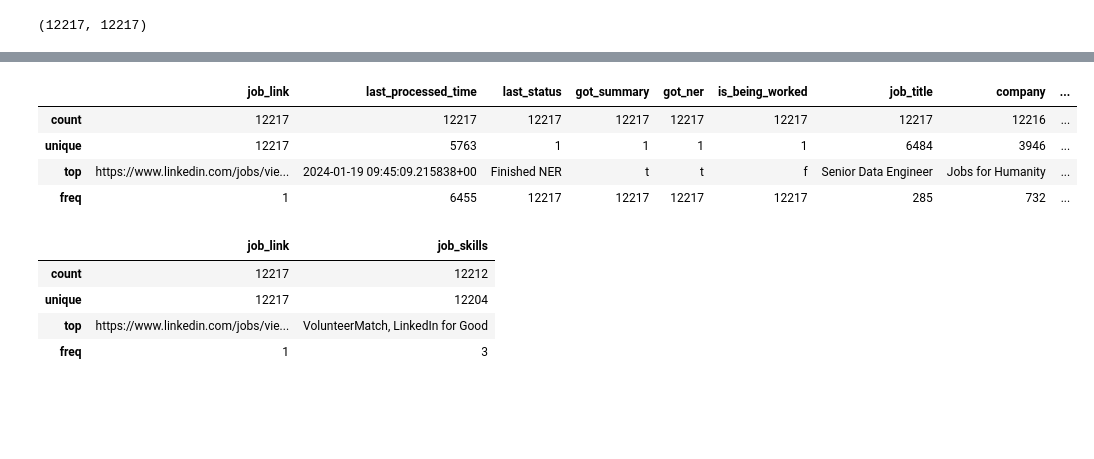
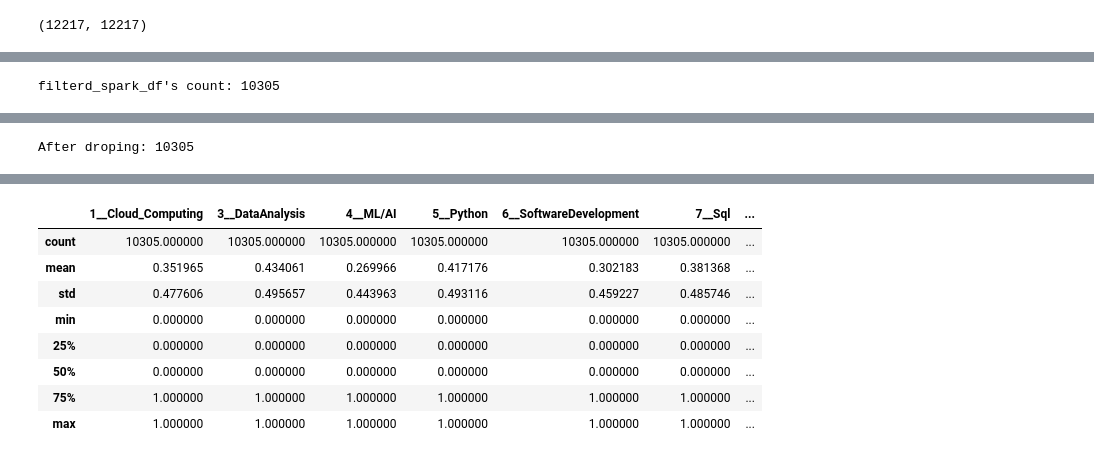
Before and after one commit to zli213/722-Iteration-4, a Jupyter notebook: Iteration_4.ipynb, the cells around one changed output, grey strips where cells are left out. Drawn from its saved outputs; the diff is of its cells as text; code cells hidden in the pictures; blank space fills up the shorter version.

```diff
--- a/Iteration_4.ipynb
+++ b/Iteration_4.ipynb
@@ -124,5 +564,7 @@ only showing top 20 rows
 # %%
-# Visualise DataFrames df2
-df02.show()
-df02.columns
+spark_df = spark.createDataFrame(final_filtered_data)
+
+# Print PySpark DataFrame structure
+spark_df.printSchema()
+spark_df.describe.show()
 # %% [output]
@@ -147,9 +589,32 @@ only showing top 20 rows
 # %%
+### Remove useless columns
+filterd_spark_df = spark_df.drop('2. Communication', '8. ProblemSolving','11. ProjectManagement', '20. MicrosoftOffice', '21. Teamwork', '24. AttentionToDetail','25. Collaboration', '37. Leadership', '40. Reporting', '42. Excel', '46. Troubleshooting',
+                                              '49. TimeManagement', '56. InterpersonalSkills', '60. CriticalThinking', '64. OrganizationalSkills',
+                                              '67. PresentationSkills', '80. Mentoring', '82. RiskManagement', '88. Multitasking', '97. Adaptability',
+                                              '98. Flexibility', '117. Prioritization', '118. Compliance', '121. ChangeManagement', '126. TeamLeadership',
+                                              '133. Training', '136. Innovation', '142. TechnicalWriting', '145. DecisionMaking', '150. BusinessAcumen',
+                                              '164. Experimentation', '170. ProcessImprovement', '171. Organization', '172. Optimization', '182. Networking',
+                                              '184. Accuracy', '187. ProductManagement', '197. MedicalTechnology', '203. Windows', '209. Presentation',
+                                              '212. EqualOpportunityEmployer', '213. Diversity', '218. Scheduling', '221. TeamManagement', '223. Chemistry',
+                                              '228. ElectricalEngineering', '238. Planning', '239. Travel', '240. TeamCollaboration', '241. Inclusion', '242. Sharepoint',
+                                              '235. RequirementsGathering')
+filterd_spark_df.printSchema()
+# Renaming columns to remove spaces and special characters
+def sanitize_column_name(name):
+    return name.replace(' ', '_').replace('.', '_')
+
+# Sanitize column names
+for col_name in filterd_spark_df.columns:
+    sanitized_name = sanitize_column_name(col_name)
+    if sanitized_name != col_name:
+        filterd_spark_df = filterd_spark_df.withColumnRenamed(col_name, sanitized_name)
+# Check null values
+print("filterd_spark_df's count:",filterd_spark_df.count())
+df_no_null = filterd_spark_df.na.drop()
+print("After droping:",df_no_null.count())
+
 # Convert Spark DataFrame to Pandas DataFrame
-pd_df01 = df01_filtered.toPandas()
-pd_df02 = df02.toPandas()
-# Display summary statistics using Pandas
-from IPython.display import display
-display(pd_df01.describe())
-display(pd_df02.describe())
+pd_filterd_spark_df = filterd_spark_df.toPandas()
+
+display(pd_filterd_spark_df.describe())
 # %% [output]
@@ -159,0 +640 @@ Attempting non-optimization as 'spark.sql.execution.arrow.pyspark.fallback.enabl
+filterd_spark_df's count: 10305
@@ -159,0 +642 @@ Attempting non-optimization as 'spark.sql.execution.arrow.pyspark.fallback.enabl
+After droping: 10305
@@ -160,10 +644,9 @@ Attempting non-optimization as 'spark.sql.execution.arrow.pyspark.fallback.enabl
-|  | job_link | last_processed_time | last_status | got_summary | got_ner | is_being_worked | job_title | company | ... |
-| count | 12217 | 12217 | 12217 | 12217 | 12217 | 12217 | 12217 | 12216 | ... |
-| unique | 12217 | 5763 | 1 | 1 | 1 | 1 | 6484 | 3946 | ... |
-| top | https://www.linkedin.com/jobs/vie... | 2024-01-19 09:45:09.215838+00 | Finished NER | t | t | f | Senior Data Engineer | Jobs for Humanity | ... |
-| freq | 1 | 6455 | 12217 | 12217 | 12217 | 12217 | 285 | 732 | ... |
+|  | 1__Cloud_Computing | 3__DataAnalysis | 4__ML/AI | 5__Python | 6__SoftwareDevelopment | 7__Sql | ... |
+| count | 10305.000000 | 10305.000000 | 10305.000000 | 10305.000000 | 10305.000000 | 10305.000000 | ... |
+| mean | 0.351965 | 0.434061 | 0.269966 | 0.417176 | 0.302183 | 0.381368 | ... |
+| std | 0.477606 | 0.495657 | 0.443963 | 0.493116 | 0.459227 | 0.485746 | ... |
+| min | 0.000000 | 0.000000 | 0.000000 | 0.000000 | 0.000000 | 0.000000 | ... |
+| 25% | 0.000000 | 0.000000 | 0.000000 | 0.000000 | 0.000000 | 0.000000 | ... |
+| 50% | 0.000000 | 0.000000 | 0.000000 | 0.000000 | 0.000000 | 0.000000 | ... |
+| 75% | 1.000000 | 1.000000 | 1.000000 | 1.000000 | 1.000000 | 1.000000 | ... |
+| max | 1.000000 | 1.000000 | 1.000000 | 1.000000 | 1.000000 | 1.000000 | ... |
-|  | job_link | job_skills |
-| count | 12217 | 12212 |
-| unique | 12217 | 12204 |
-| top | https://www.linkedin.com/jobs/vie... | VolunteerMatch, LinkedIn for Good |
-| freq | 1 | 3 |
```
Also changed, not shown: parts of 43 cells of this notebook.
